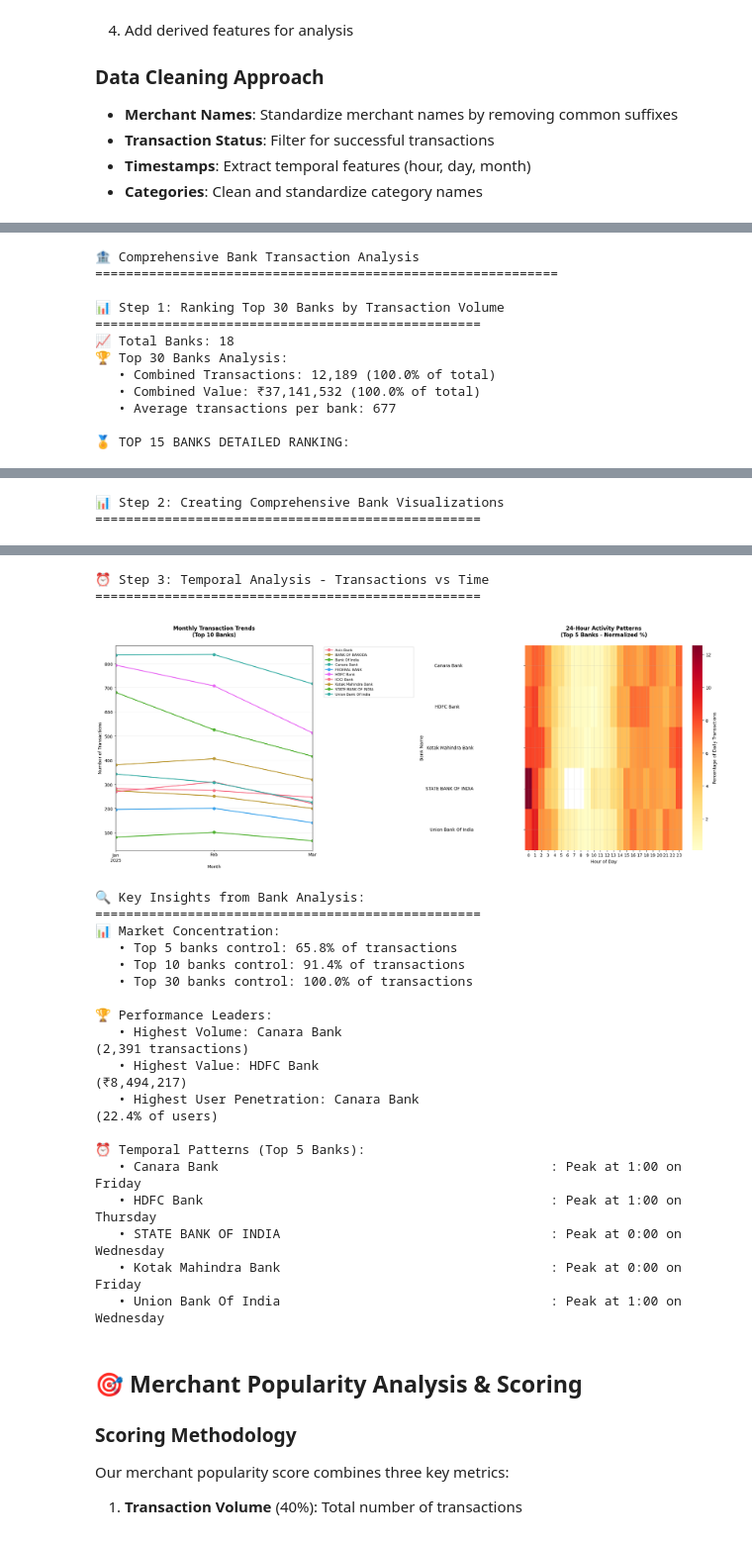
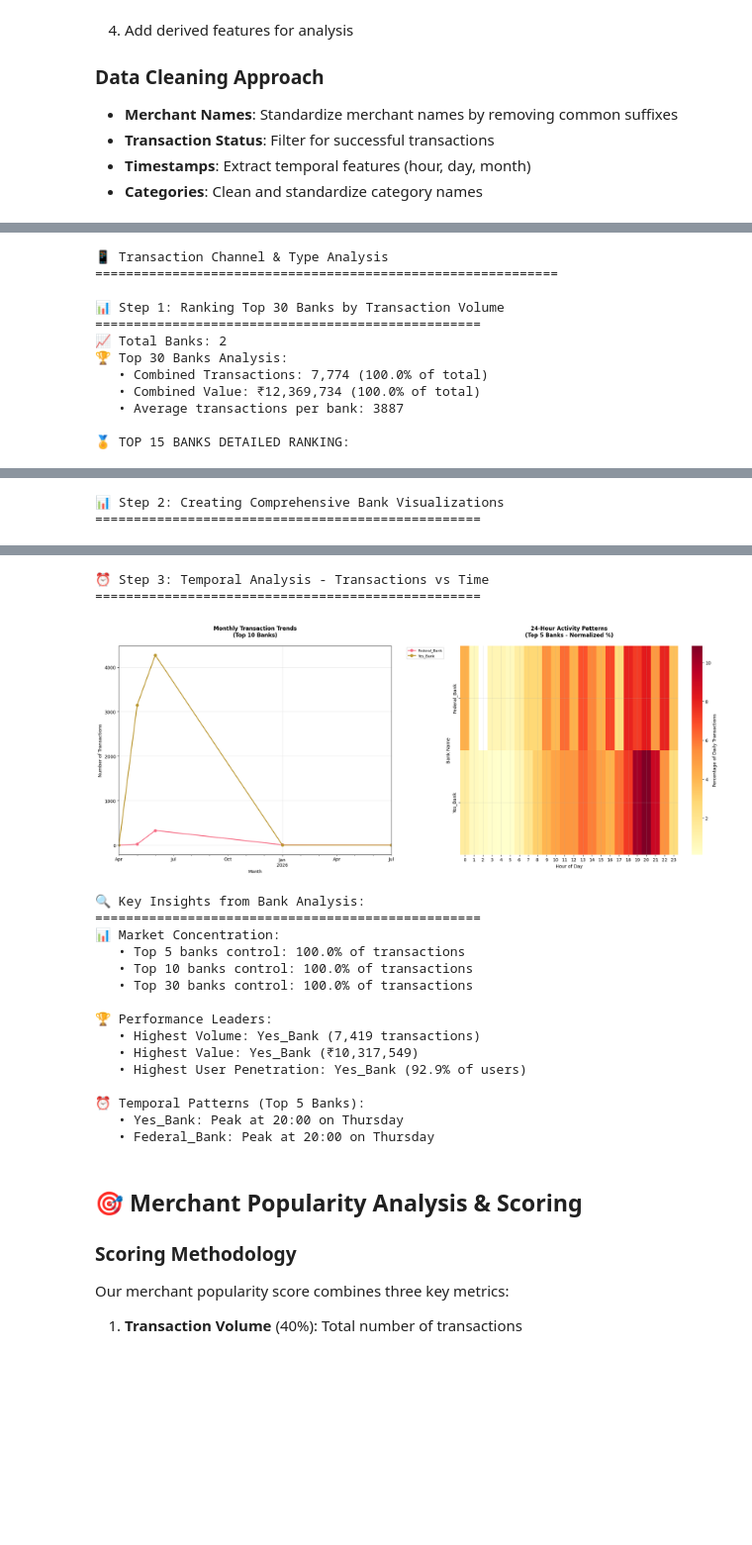
Before and after one commit to bhankidukaan/Merchant-Recommendation-System, a Jupyter notebook: Transactions-EDA-.ipynb, the cells around one changed output, grey strips where cells are left out. Shown: that part at 99% size. Drawn from its saved outputs; the diff is of its cells as text; code cells hidden in the pictures; blank space fills up the shorter version.

```diff
--- a/Transactions-EDA-.ipynb
+++ b/Transactions-EDA-.ipynb
@@ -78,7 +75,7 @@ print("📊 Loading and preprocessing transaction data...")
 print("=" * 50)
 
 # Load the data
-df = pd.read_csv('transactions.csv')
+df = pd.read_csv('Rewards.csv')
 
 # Clean column names (remove trailing whitespace)
 df.columns = df.columns.str.strip()
@@ -290,6 +507,6 @@ We'll create two focused visualizations:
 # %%
-# Comprehensive Bank Transaction Pattern Analysis
-print("🏦 Comprehensive Bank Transaction Analysis")
+# Comprehensive Transaction Channel & Type Analysis
+print("📱 Transaction Channel & Type Analysis")
 print("=" * 60)
 
 if df is not None and len(df) > 0:
@@ -426,19 +643,6 @@ if df is not None and len(df) > 0:
         axes[0].legend(bbox_to_anchor=(1.05, 1), loc='upper left', fontsize=8)
         axes[0].grid(True, alpha=0.3)
 
-    else:
-        # Daily trends if monthly data is not available
-        daily_trends = df[df['bankname'].isin(top_10_banks)].groupby([
-            df['transactiondatetime'].dt.date, 'bankname'
-        ]).size().unstack(fill_value=0)
-
-        daily_trends.plot(ax=axes[0], linewidth=1.5, alpha=0.7)
-        axes[0].set_title('Daily Transaction Trends\n(Top 10 Banks)',
-                         fontsize=12, fontweight='bold', pad=20)
-        axes[0].set_xlabel('Date')
-        axes[0].set_ylabel('Number of Transactions')
-        axes[0].legend(bbox_to_anchor=(1.05, 1), loc='upper left', fontsize=8)
-        axes[0].grid(True, alpha=0.3)
 
     # Plot 2: 24-Hour Activity Patterns for Top 5 Banks
     top_5_banks = top_30_banks.head(5).index.tolist()
@@ -491,20 +695,17 @@ if df is not None and len(df) > 0:
         peak_day = bank_data.groupby('day_of_week').size().idxmax()
 
         print(f"   • {bank}: Peak at {peak_hour}:00 on {peak_day}")
-
-else:
-    print("❌ No data available for bank analysis")
 # %% [output]
-🏦 Comprehensive Bank Transaction Analysis
+📱 Transaction Channel & Type Analysis
 ============================================================
 
 📊 Step 1: Ranking Top 30 Banks by Transaction Volume
 ==================================================
-📈 Total Banks: 18
+📈 Total Banks: 2
 🏆 Top 30 Banks Analysis:
-   • Combined Transactions: 12,189 (100.0% of total)
-   • Combined Value: ₹37,141,532 (100.0% of total)
-   • Average transactions per bank: 677
+   • Combined Transactions: 7,774 (100.0% of total)
+   • Combined Value: ₹12,369,734 (100.0% of total)
+   • Average transactions per bank: 3887
 
 🏅 TOP 15 BANKS DETAILED RANKING:
 |  | txn_count | total_value | unique_users | user_penetration | avg_amount | txn_per_day |
@@ -530,24 +718,21 @@ else:
 ⏰ Step 3: Temporal Analysis - Transactions vs Time
 ==================================================
-[figure, old version]
+[figure, new version]
 🔍 Key Insights from Bank Analysis:
 ==================================================
 📊 Market Concentration:
-   • Top 5 banks control: 65.8% of transactions
-   • Top 10 banks control: 91.4% of transactions
+   • Top 5 banks control: 100.0% of transactions
+   • Top 10 banks control: 100.0% of transactions
    • Top 30 banks control: 100.0% of transactions
 
 🏆 Performance Leaders:
-   • Highest Volume: Canara Bank                                            (2,391 transactions)
-   • Highest Value: HDFC Bank                                              (₹8,494,217)
-   • Highest User Penetration: Canara Bank                                            (22.4% of users)
+   • Highest Volume: Yes_Bank (7,419 transactions)
+   • Highest Value: Yes_Bank (₹10,317,549)
+   • Highest User Penetration: Yes_Bank (92.9% of users)
 
 ⏰ Temporal Patterns (Top 5 Banks):
-   • Canara Bank                                           : Peak at 1:00 on Friday
-   • HDFC Bank                                             : Peak at 1:00 on Thursday
-   • STATE BANK OF INDIA                                   : Peak at 0:00 on Wednesday
-   • Kotak Mahindra Bank                                   : Peak at 0:00 on Friday
-   • Union Bank Of India                                   : Peak at 1:00 on Wednesday
+   • Yes_Bank: Peak at 20:00 on Thursday
+   • Federal_Bank: Peak at 20:00 on Thursday
 # %% [markdown]
 ## 🎯 Merchant Popularity Analysis & Scoring
 
```
Also changed, not shown: parts of 44 cells of this notebook.
